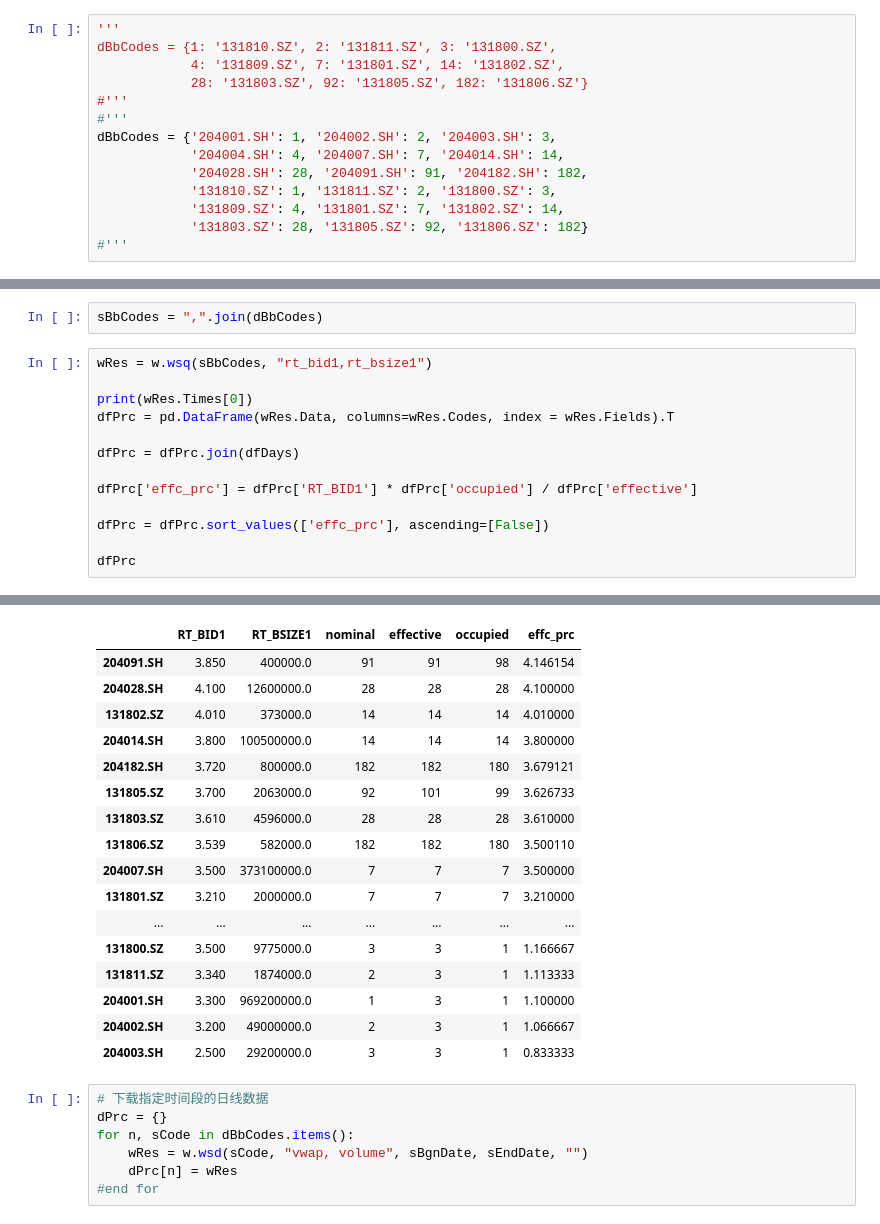
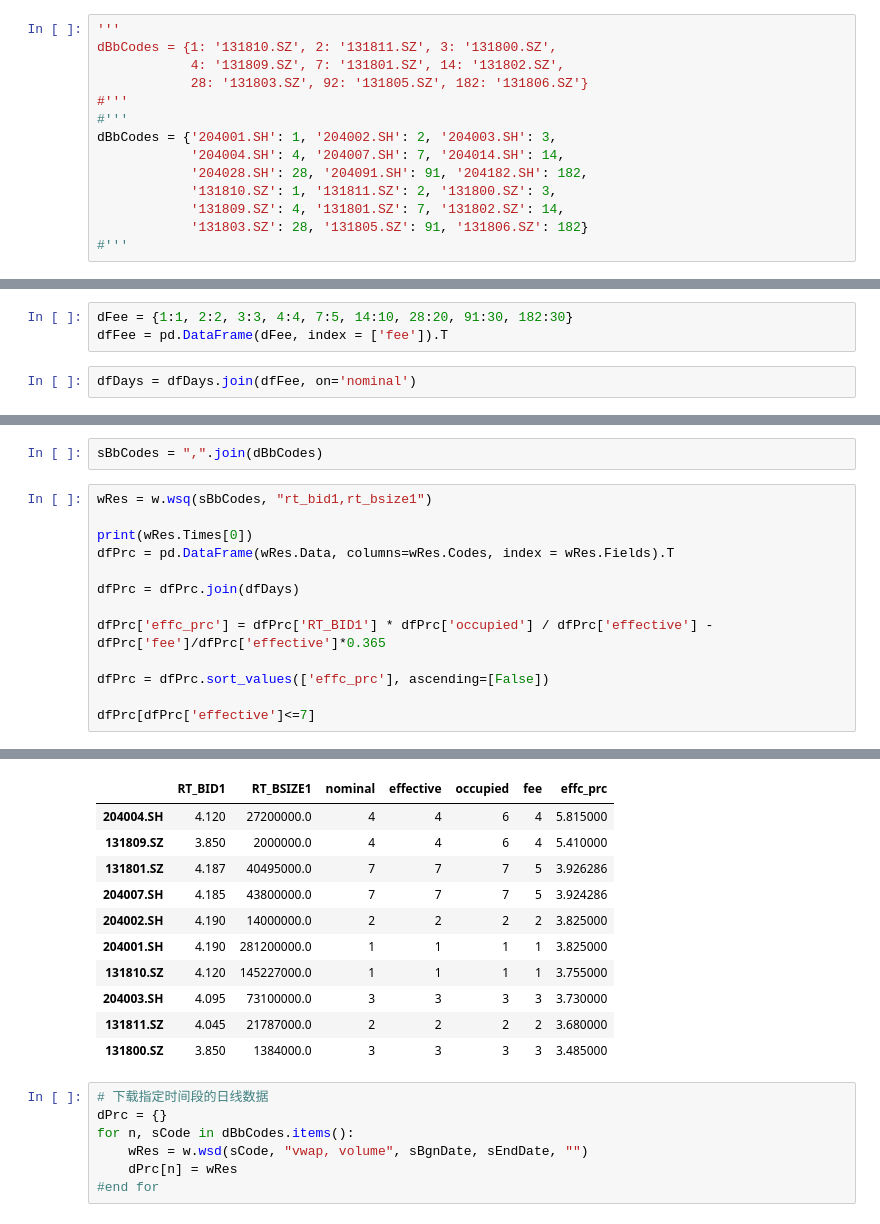
Before and after one commit to AuthenticBladeRunner/FinDataFetcher, a Jupyter notebook: BuyBack.ipynb, the cells around one changed output, grey strips where cells are left out. Drawn from its saved outputs; the diff is of its cells as text.

```diff
--- a/BuyBack.ipynb
+++ b/BuyBack.ipynb
@@ -32,7 +32,7 @@ dBbCodes = {'204001.SH': 1, '204002.SH': 2, '204003.SH': 3,
             '204028.SH': 28, '204091.SH': 91, '204182.SH': 182,
             '131810.SZ': 1, '131811.SZ': 2, '131800.SZ': 3,
             '131809.SZ': 4, '131801.SZ': 7, '131802.SZ': 14,
-            '131803.SZ': 28, '131805.SZ': 92, '131806.SZ': 182}
+            '131803.SZ': 28, '131805.SZ': 91, '131806.SZ': 182}
 #'''
 # %%
 sBgnDate = "2015-01-01"
@@ -121,6 +121,11 @@ dfEffctv = pd.DataFrame(dCurEfc, index = ['effective']).T
 dfOccpd = pd.DataFrame(dCurOcp, index = ['occupied']).T
 
 dfDays = dfNominal.join(dfEffctv.join(dfOccpd), on='nominal')
+# %%
+dFee = {1:1, 2:2, 3:3, 4:4, 7:5, 14:10, 28:20, 91:30, 182:30}
+dfFee = pd.DataFrame(dFee, index = ['fee']).T
+# %%
+dfDays = dfDays.join(dfFee, on='nominal')
 # %%
 dfDays
 # %% [output]
@@ -151,9 +156,9 @@ dfPrc = pd.DataFrame(wRes.Data, columns=wRes.Codes, index = wRes.Fields).T
 
 dfPrc = dfPrc.join(dfDays)
 
-dfPrc['effc_prc'] = dfPrc['RT_BID1'] * dfPrc['occupied'] / dfPrc['effective']
+dfPrc['effc_prc'] = dfPrc['RT_BID1'] * dfPrc['occupied'] / dfPrc['effective'] - dfPrc['fee']/dfPrc['effective']*0.365
 
 dfPrc = dfPrc.sort_values(['effc_prc'], ascending=[False])
 
-dfPrc
+dfPrc[dfPrc['effective']<=7]
 # %% [output]
@@ -161,20 +166,14 @@ dfPrc
-|  | RT_BID1 | RT_BSIZE1 | nominal | effective | occupied | effc_prc |
-| 204091.SH | 3.850 | 400000.0 | 91 | 91 | 98 | 4.146154 |
-| 204028.SH | 4.100 | 12600000.0 | 28 | 28 | 28 | 4.100000 |
-| 131802.SZ | 4.010 | 373000.0 | 14 | 14 | 14 | 4.010000 |
-| 204014.SH | 3.800 | 100500000.0 | 14 | 14 | 14 | 3.800000 |
-| 204182.SH | 3.720 | 800000.0 | 182 | 182 | 180 | 3.679121 |
-| 131805.SZ | 3.700 | 2063000.0 | 92 | 101 | 99 | 3.626733 |
-| 131803.SZ | 3.610 | 4596000.0 | 28 | 28 | 28 | 3.610000 |
-| 131806.SZ | 3.539 | 582000.0 | 182 | 182 | 180 | 3.500110 |
-| 204007.SH | 3.500 | 373100000.0 | 7 | 7 | 7 | 3.500000 |
-| 131801.SZ | 3.210 | 2000000.0 | 7 | 7 | 7 | 3.210000 |
-| ... | ... | ... | ... | ... | ... | ... |
-| 131800.SZ | 3.500 | 9775000.0 | 3 | 3 | 1 | 1.166667 |
-| 131811.SZ | 3.340 | 1874000.0 | 2 | 3 | 1 | 1.113333 |
-| 204001.SH | 3.300 | 969200000.0 | 1 | 3 | 1 | 1.100000 |
-| 204002.SH | 3.200 | 49000000.0 | 2 | 3 | 1 | 1.066667 |
-| 204003.SH | 2.500 | 29200000.0 | 3 | 3 | 1 | 0.833333 |
+|  | RT_BID1 | RT_BSIZE1 | nominal | effective | occupied | fee | effc_prc |
+| 204004.SH | 4.120 | 27200000.0 | 4 | 4 | 6 | 4 | 5.815000 |
+| 131809.SZ | 3.850 | 2000000.0 | 4 | 4 | 6 | 4 | 5.410000 |
+| 131801.SZ | 4.187 | 40495000.0 | 7 | 7 | 7 | 5 | 3.926286 |
+| 204007.SH | 4.185 | 43800000.0 | 7 | 7 | 7 | 5 | 3.924286 |
+| 204002.SH | 4.190 | 14000000.0 | 2 | 2 | 2 | 2 | 3.825000 |
+| 204001.SH | 4.190 | 281200000.0 | 1 | 1 | 1 | 1 | 3.825000 |
+| 131810.SZ | 4.120 | 145227000.0 | 1 | 1 | 1 | 1 | 3.755000 |
+| 204003.SH | 4.095 | 73100000.0 | 3 | 3 | 3 | 3 | 3.730000 |
+| 131811.SZ | 4.045 | 21787000.0 | 2 | 2 | 2 | 2 | 3.680000 |
+| 131800.SZ | 3.850 | 1384000.0 | 3 | 3 | 3 | 3 | 3.485000 |
 # %%
 # 下载指定时间段的日线数据
 dPrc = {}
```
Also changed, not shown: parts of 2 cells of this notebook.
